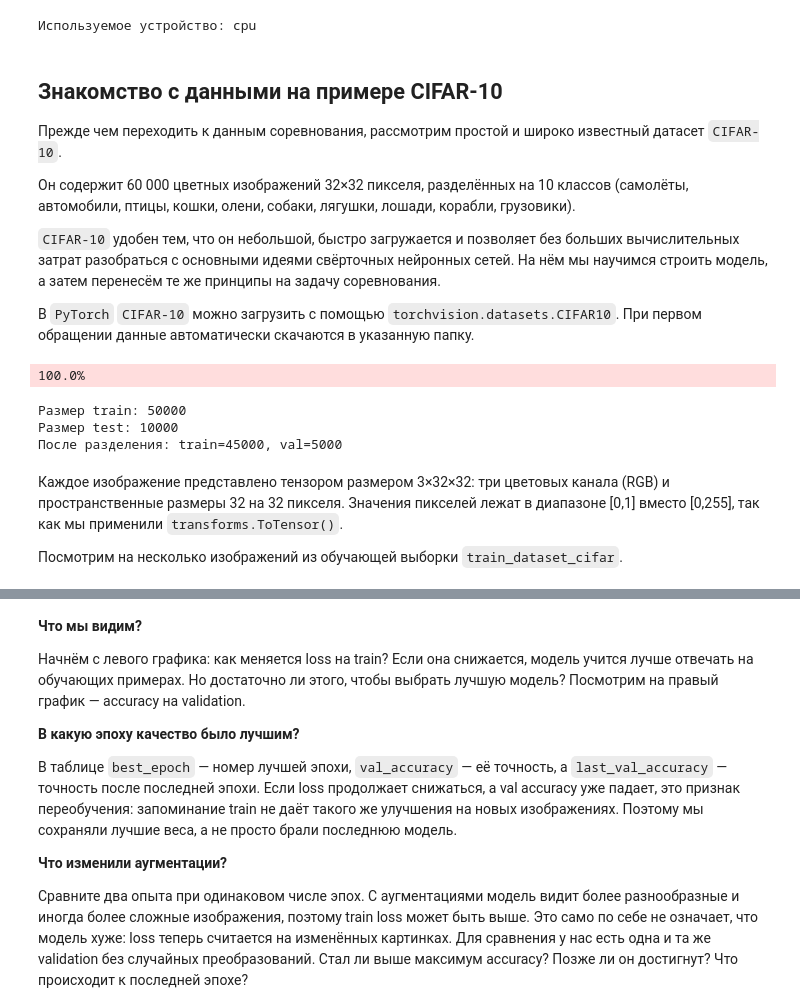
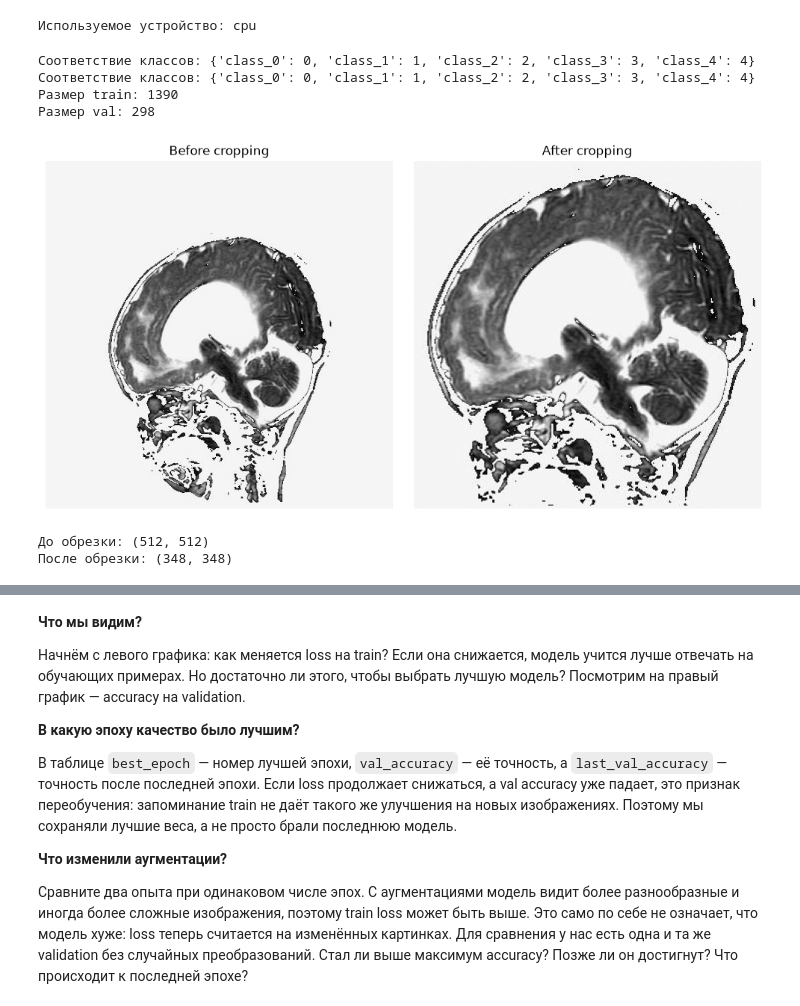
Before and after one commit to gl-anechka/DL_Course, a Jupyter notebook: dl_hw2_competition_data/solution.ipynb, the cells around one changed output, grey strips where cells are left out. Cells and saved outputs as stored; diff of their text form; code cells hidden in the pictures.

```diff
--- a/dl_hw2_competition_data/solution.ipynb
+++ b/dl_hw2_competition_data/solution.ipynb
@@ -33,13 +35,3 @@ torch.backends.cudnn.deterministic = True
 torch.set_num_threads(4)
 # %% [output]
 Используемое устройство: cpu
-# %% [markdown]
-## Знакомство с данными на примере CIFAR-10
-
-Прежде чем переходить к данным соревнования, рассмотрим простой и широко известный датасет `CIFAR-10`.
-
-Он содержит 60 000 цветных изображений 32×32 пикселя, разделённых на 10 классов (самолёты, автомобили, птицы, кошки, олени, собаки, лягушки, лошади, корабли, грузовики).
-
-`CIFAR-10` удобен тем, что он небольшой, быстро загружается и позволяет без больших вычислительных затрат разобраться с основными идеями свёрточных нейронных сетей. На нём мы научимся строить модель, а затем перенесём те же принципы на задачу соревнования.
-
-В `PyTorch` `CIFAR-10` можно загрузить с помощью `torchvision.datasets.CIFAR10`. При первом обращении данные автоматически скачаются в указанную папку.
@@ -46,22 +87,51 @@ torch.set_num_threads(4)
 # %%
-train_dataset_cifar = datasets.CIFAR10(root='./data', train=True, download=True, transform=transforms.ToTensor())
-test_dataset_cifar = datasets.CIFAR10(root='./data', train=False, download=True, transform=transforms.ToTensor())
+# путь к папке с данными
+data_dir = Path("mri_classification_dataset")
 
-print(f"Размер train: {len(train_dataset_cifar)}")
-print(f"Размер test: {len(test_dataset_cifar)}")
-
-# Validation выделяем из train; официальный test оставляем для итоговой оценки.
-train_dataset_cifar, val_dataset_cifar = random_split(
-    train_dataset_cifar, [45000, 5000], generator=torch.Generator().manual_seed(seed)
-)
-print(f"После разделения: train={len(train_dataset_cifar)}, val={len(val_dataset_cifar)}")
+# преобразование данных
+image_size = 128
+base_transform = transforms.Compose([
+    transforms.Grayscale(num_output_channels=1),
+    transforms.Lambda(crop_foreground),
+    transforms.Resize((image_size, image_size)),
+    transforms.ToTensor(),
+])
-# %% [output]
-100.0%
-Размер train: 50000
-Размер test: 10000
-После разделения: train=45000, val=5000
-# %% [markdown]
-Каждое изображение представлено тензором размером 3×32×32: три цветовых канала (RGB) и пространственные размеры 32 на 32 пикселя. Значения пикселей лежат в диапазоне [0,1] вместо [0,255], так как мы применили `transforms.ToTensor()`.
-
-Посмотрим на несколько изображений из обучающей выборки `train_dataset_cifar`.
+# %%
+train_dataset = datasets.ImageFolder(data_dir/"train", transform=base_transform)
+print('Соответствие классов:', train_dataset.class_to_idx)
+
+val_dataset = datasets.ImageFolder(data_dir/"val", transform=base_transform)
+print('Соответствие классов:', val_dataset.class_to_idx)
+
+print(f"Размер train: {len(train_dataset)}")
+print(f"Размер val: {len(val_dataset)}")
+# %% [output]
+Соответствие классов: {'class_0': 0, 'class_1': 1, 'class_2': 2, 'class_3': 3, 'class_4': 4}
+Соответствие классов: {'class_0': 0, 'class_1': 1, 'class_2': 2, 'class_3': 3, 'class_4': 4}
+Размер train: 1390
+Размер val: 298
+# %%
+# проверка функции обрезки
+
+image_path, label = train_dataset.samples[2]
+image = Image.open(image_path)
+cropped = crop_foreground(image)
+
+fig, axes = plt.subplots(1, 2, figsize=(10, 5))
+axes[0].imshow(image, cmap='gray')
+axes[0].set_title("Before cropping")
+axes[0].axis('off')
+axes[1].imshow(cropped, cmap='gray')
+axes[1].set_title("After cropping")
+axes[1].axis('off')
+
+plt.tight_layout()
+plt.show()
+
+print("До обрезки:", image.size)
+print("После обрезки:", cropped.size)
+# %% [output]
+[figure, added]
+До обрезки: (512, 512)
+После обрезки: (348, 348)
 # %%
```
Also changed, not shown: parts of 45 cells of this notebook, 1 other file.
